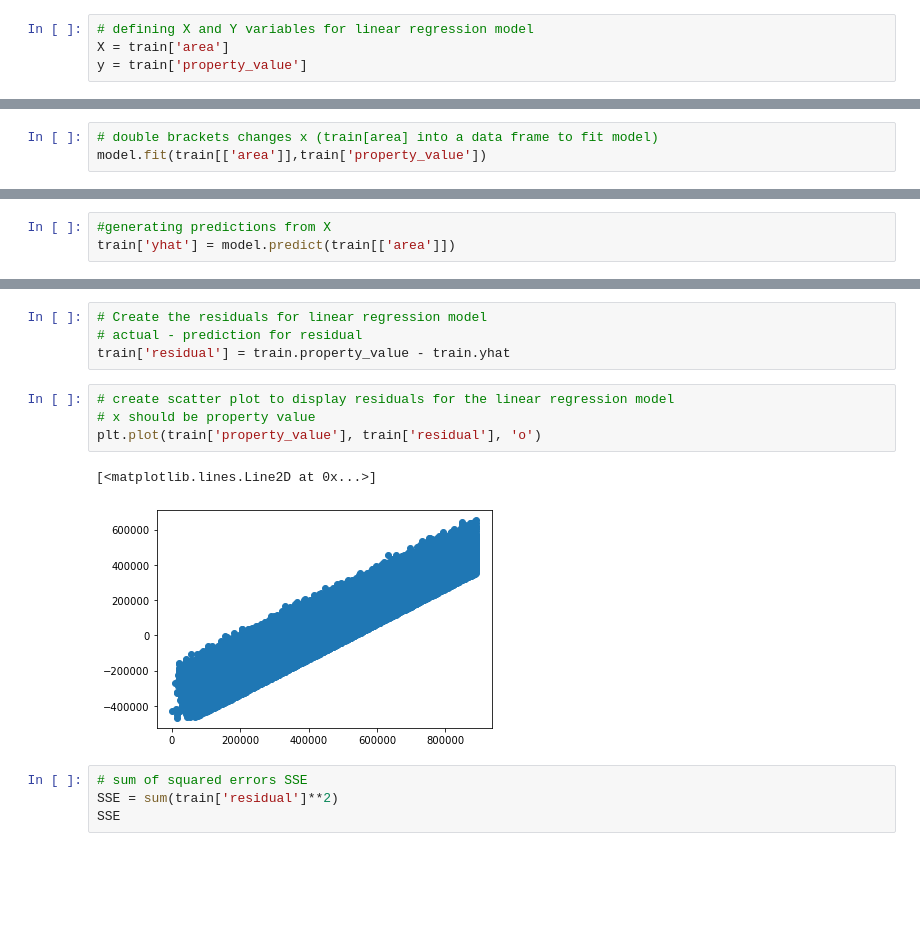
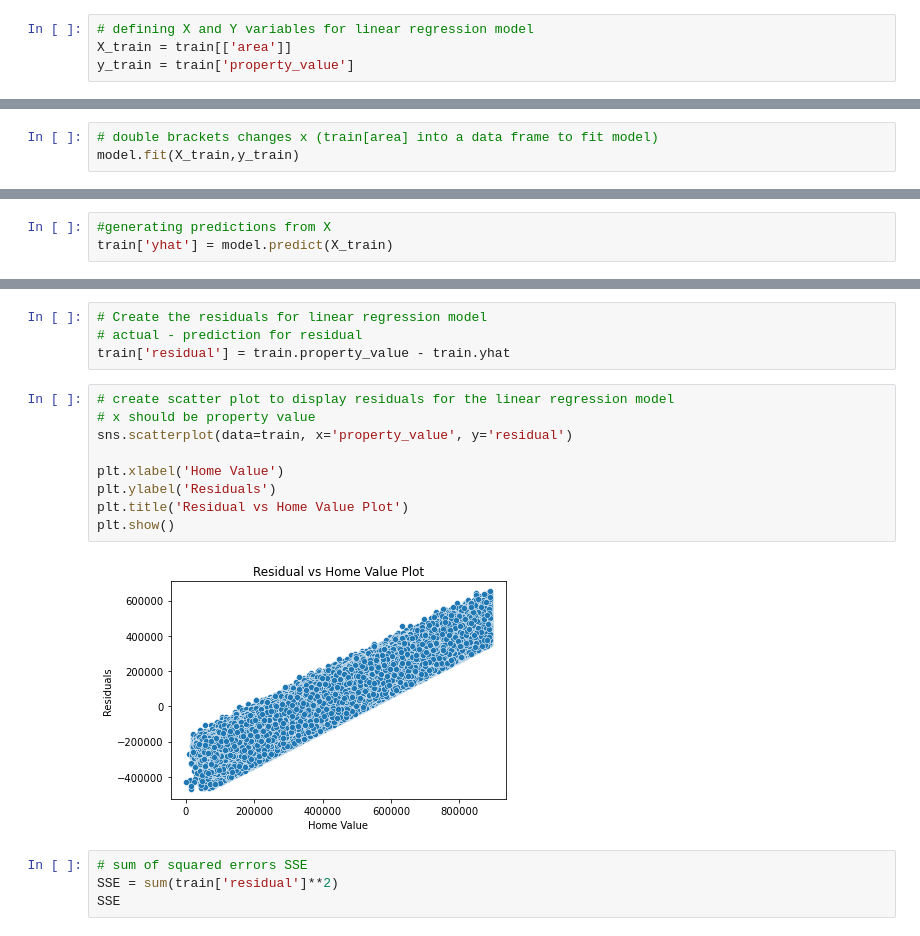
Before and after one commit to allantestaten/regression-exercises, a Jupyter notebook: evaluate.ipynb, the cells around one changed output, grey strips where cells are left out. Drawn from its saved outputs; the diff is of its cells as text; blank space fills up the shorter version.

```diff
--- a/evaluate.ipynb
+++ b/evaluate.ipynb
@@ -41,7 +41,7 @@ memory usage: 47.9 MB
 # %%
 # defining X and Y variables for linear regression model
-X = train['area']
-y = train['property_value']
+X_train = train[['area']]
+y_train = train['property_value']
 # %%
 # look at scatter of x vs y
 plt.scatter(train.area, train.property_value)
@@ -56,12 +56,12 @@ plt.show()
 model = LinearRegression()
 # %%
 # double brackets changes x (train[area] into a data frame to fit model)
-model.fit(train[['area']],train['property_value'])
+model.fit(X_train,y_train)
 # %% [output]
 LinearRegression()
 # %%
 #generating predictions from X
-train['yhat'] = model.predict(train[['area']])
+train['yhat'] = model.predict(X_train)
 # %%
 # updated dataframe with yhat
 train
@@ -86,10 +86,14 @@ train['residual'] = train.property_value - train.yhat
 # %%
 # create scatter plot to display residuals for the linear regression model
 # x should be property value
-plt.plot(train['property_value'], train['residual'], 'o')
+sns.scatterplot(data=train, x='property_value', y='residual')
+
+plt.xlabel('Home Value')
+plt.ylabel('Residuals')
+plt.title('Residual vs Home Value Plot')
+plt.show()
 # %% [output]
-[<matplotlib.lines.Line2D at 0x...>]
-[figure, old version]
+[figure, new version]
 # %%
 # sum of squared errors SSE
 SSE = sum(train['residual']**2)
```
Also changed, not shown: parts of 4 cells of this notebook.
